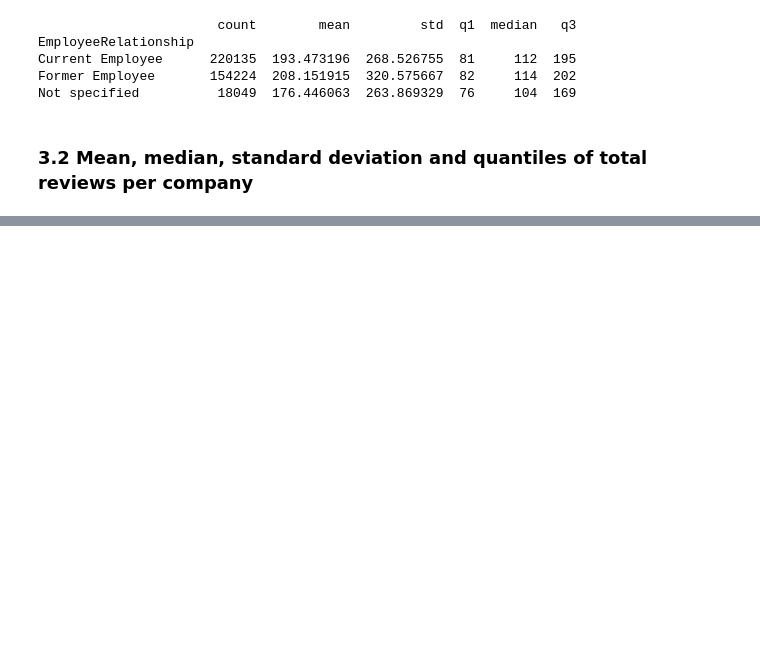
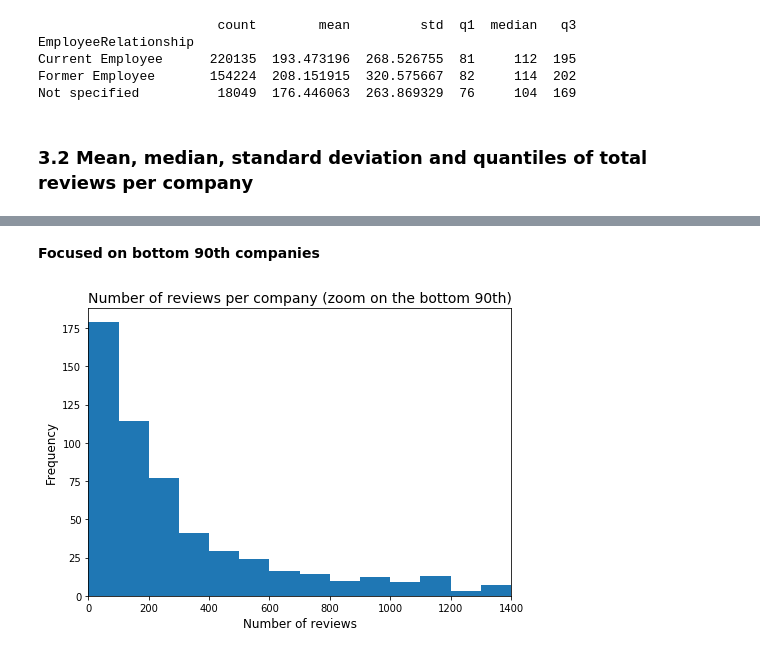
Before and after one commit to stancld/MSc-Project, a Jupyter notebook: Exploration/Summary Statistics.ipynb, the cells around one changed output, grey strips where cells are left out. Saved outputs shown, nothing was run; the diff lists cells and outputs as text; code cells hidden in the pictures; blank space fills up the shorter version.

```diff
--- a/Exploration/Summary Statistics.ipynb
+++ b/Exploration/Summary Statistics.ipynb
@@ -393,0 +459,29 @@ plt.tight_layout()
+# %% [markdown]
+**Focused on bottom 90th companies**
+# %%
+file_path = r'C:\Data\UCL\@MSc Project - Data and sources\Images\histogram01_zoomed.png'
+
+bins = list(range(0, 1500, 100))
+bins.append(companies_filtered_df.TotalReviews.max())
+
+plt.figure(figsize=(7,5))
+
+ax = (reviews_df
+ .groupby('Company')
+ .Rating
+ .count()
+ .plot
+ .hist(bins=bins)
+)
+
+# set label, title, font size etc.
+ax.set_xlabel('Number of reviews', fontsize=12)
+ax.set_ylabel('Frequency', fontsize=12)
+ax.set_title('Number of reviews per company (zoom on the bottom 90th)', fontsize=14)
+ax.set_xlim((0, 1400))
+
+plt.tight_layout()
+
+plt.savefig(fname=file_path, dpi=300)
+# %% [output]
+[figure, added]
```
Also changed, not shown: parts of 30 cells of this notebook, 4 other files.
